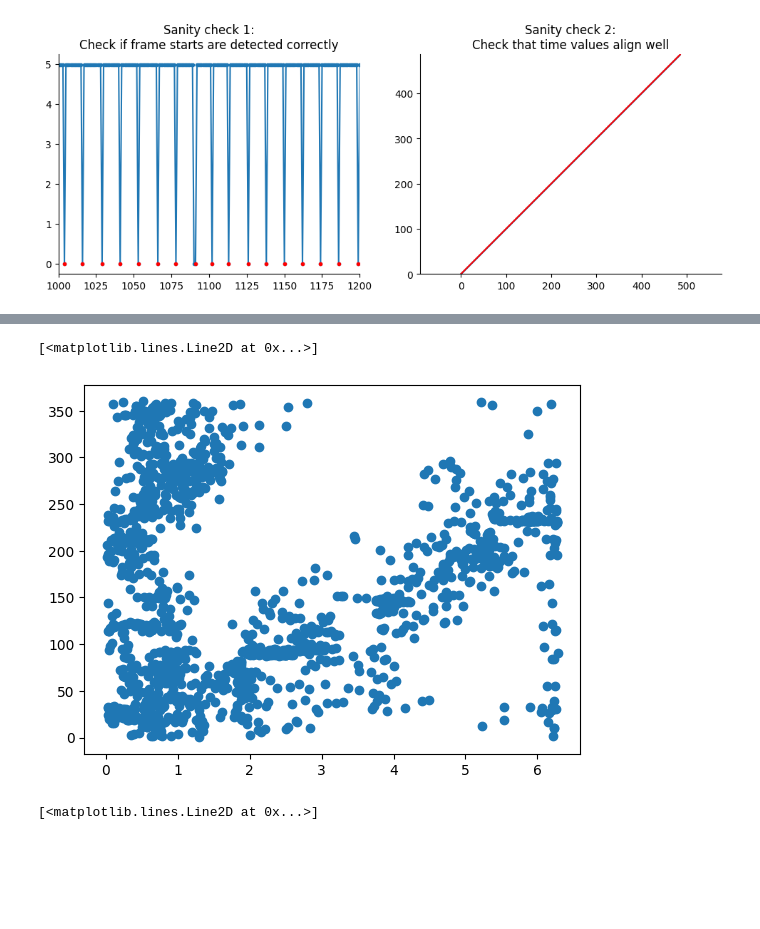
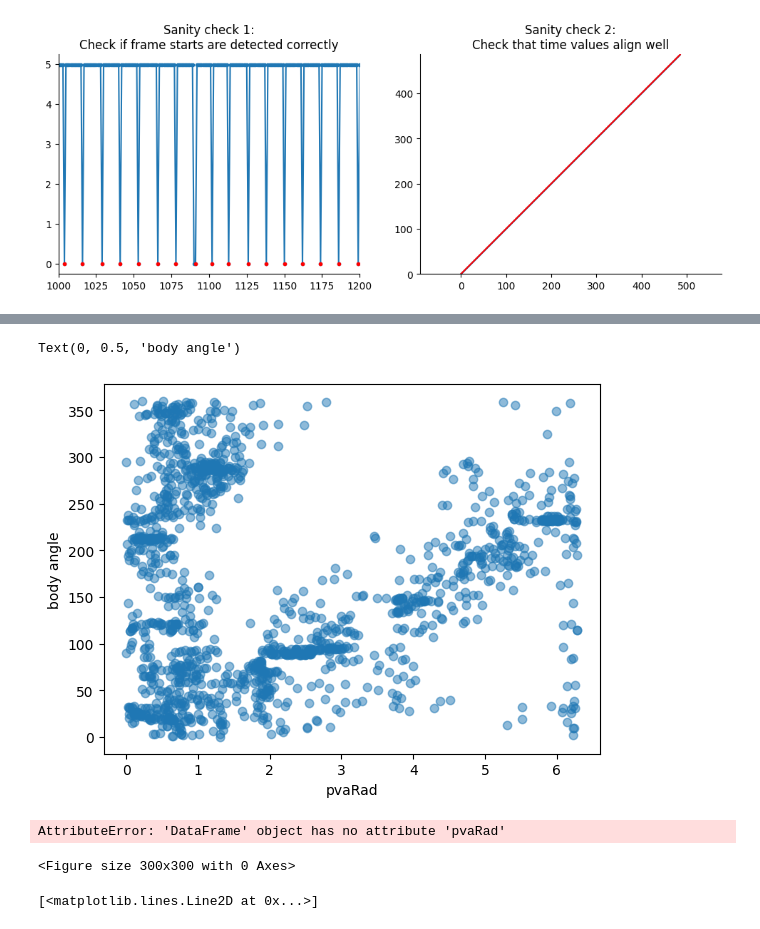
Before and after one commit to astuart5/unityvr, a Jupyter notebook: unityvr/scripts/demo_comboImgVR_EB_singleFly.ipynb, the cells around one changed output, grey strips where cells are left out. Drawn from its saved outputs; the diff is of its cells as text; code cells hidden in the pictures; blank space fills up the shorter version.

```diff
--- a/unityvr/scripts/demo_comboImgVR_EB_singleFly.ipynb
+++ b/unityvr/scripts/demo_comboImgVR_EB_singleFly.ipynb
@@ -29,7 +30,7 @@ order = 3
 window = 7
 
 #root = '/groups/jayaraman/jayaramanlab/Hannah/Projects/FlyVR2P/Data/'#'/Volumes/jayaramanlab/Hannah/Projects/FlyVR2P/Data/'#'../../data_unityvr/'
-root = 'Y:\\Abby\\Data\\Fly2PImaging\\SS96_x_sCaMP77D4'
+root = r'\\prfs.hhmi.org\jayaramanlab\Abby\Data\Fly2PImaging\SS96_x_sCaMP77D4'
 img = 'img'
 vr = 'uvr'
 # %%
@@ -53,7 +54,7 @@ preprocDir
 # %% [markdown]
 ### Load data and find alignment between imaging and unity frames
 # %%
-uvrDat = logproc.loadUVRData("Y:\\Abby\\Data\\Fly2PImaging\\SS96_x_sCaMP77D4preproc\\f11\\50perdim\\trial0perdim\\uvr")
+uvrDat = logproc.loadUVRData(r"\\prfs.hhmi.org\jayaramanlab\Abby\Data\Fly2PImaging\SS96_x_sCaMP77D4preproc\f11\50perdim\trial0perdim\uvr")
 # %%
 imgDat = pd.read_csv(sep.join([preprocDir, img,'roiDFF.csv'])).drop(columns=['Unnamed: 0'])
 # %%
@@ -92,7 +91,7 @@ with open(sep.join([preprocDir, img,'imgMetadata.json'])) as json_file:
     imgMetadat = json.load(json_file)
 
 #uvrDat = logproc.loadUVRData(sep.join([preprocDir, vr]))
-uvrDat = logproc.loadUVRData("Y:\\Abby\\Data\\Fly2PImaging\\SS96_x_sCaMP77D4preproc\\f11\\50perdim\\trial0perdim\\uvr")
+uvrDat = logproc.loadUVRData(r'\\prfs.hhmi.org\jayaramanlab\Abby\Data\Fly2PImaging\SS96_x_sCaMP77D4preproc\f11\50perdim\trial0perdim\uvr')
 #Y:\Abby\Data\Fly2PImaging\SS96_x_sCaMP77D4preproc\f03\50perdim\trial0perdim\uvr
 uvrDat.printMetadata()
 posDf = uvrDat.posDf
@@ -144,8 +150,17 @@ expDf['pvaRad'], _, _ = hd.getEBBumpPVA(expDf)
 # %%
-plt.plot(expDf.loc[(expDf['time [s]']>=187)&(expDf['time [s]']>=247)]['pvaRad'], expDf.loc[(expDf['time [s]']>=187)&(expDf['time [s]']>=247)]['angle'],'o')
+expDf['pvaRad'], _, _ = hd.getEBBumpPVA(expDf)
+plt.plot(expDf.loc[(expDf['time [s]']>=187)&(expDf['time [s]']>=247)]['pvaRad'], expDf.loc[(expDf['time [s]']>=187)&(expDf['time [s]']>=247)]['angle'],'o',alpha=0.5)
+plt.xlabel("pvaRad")
+plt.ylabel("body angle")
 # %% [output]
-[<matplotlib.lines.Line2D at 0x...>]
+Text(0, 0.5, 'body angle')
-[figure, old version]
+[figure, new version]
+# %%
+plt.figure(figsize = (3,3))
+plt.plot(expDf.pvaRad,np.deg2rad(expDf.angle),'.',alpha=0.5)
+# %% [output]
+AttributeError: 'DataFrame' object has no attribute 'pvaRad'
+<Figure size 300x300 with 0 Axes>
 # %%
 plt.plot(np.diff(np.unwrap(expDf['angle'], period=360)))
 #plt.plot(expDf['angle'])
```
Also changed, not shown: parts of 35 cells of this notebook.
